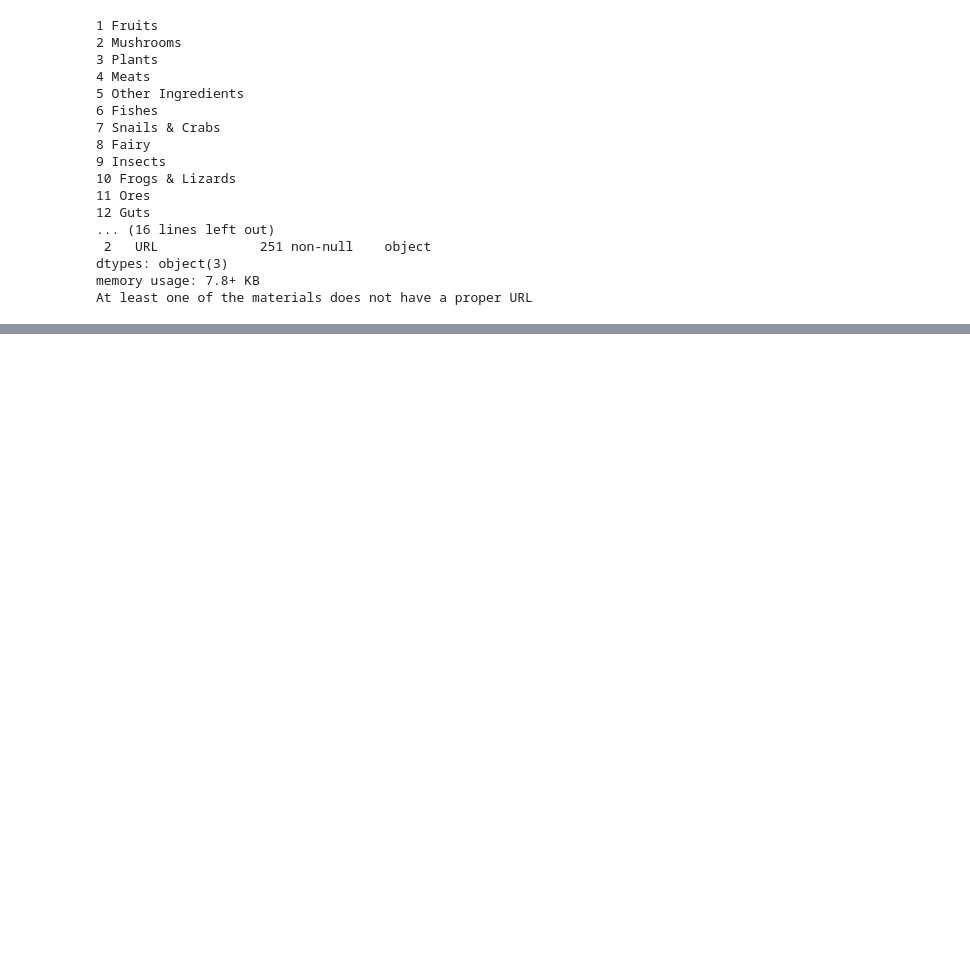
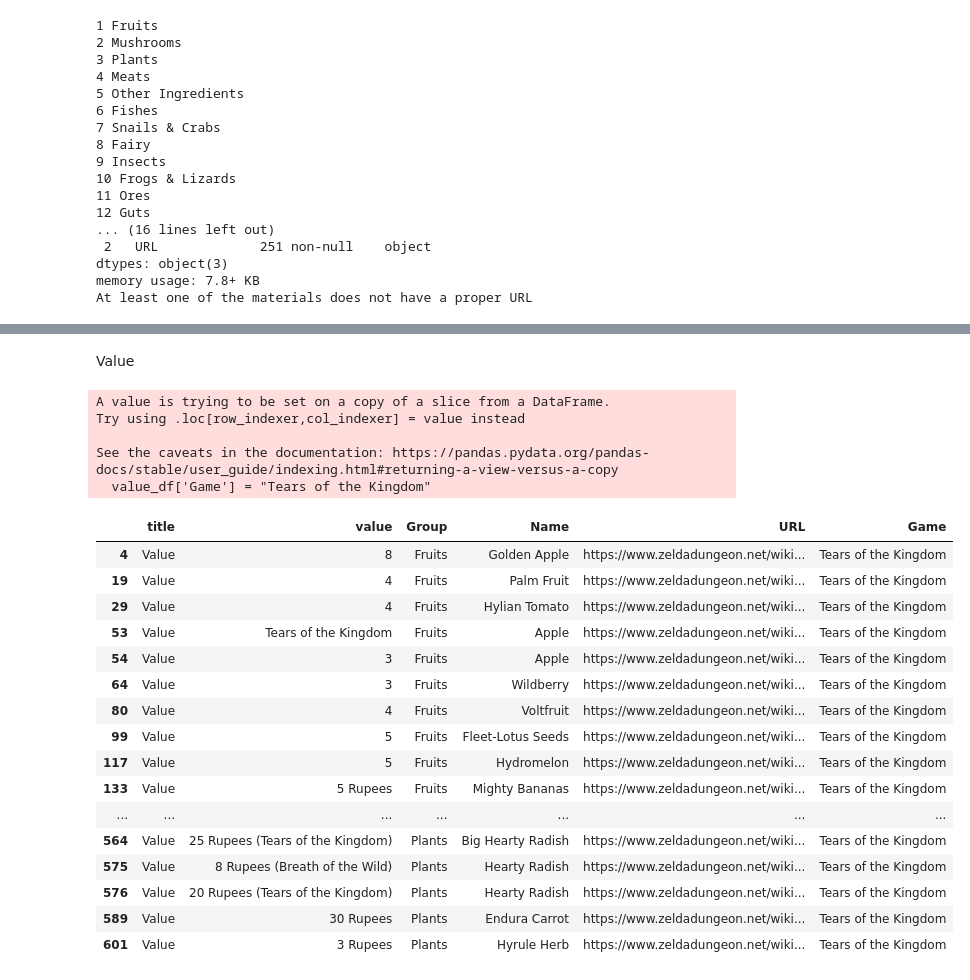
Before and after one commit to JBSDATA/python_projects, a Jupyter notebook: Zelda/TOTK/Extract Materials Info.ipynb, the cells around one changed output, grey strips where cells are left out. Cells and saved outputs as stored; diff of their text form; code cells hidden in the pictures; blank space fills up the shorter version.

Commit message:
Additional parsing of materials

```diff
--- a/Zelda/TOTK/Extract Materials Info.ipynb
+++ b/Zelda/TOTK/Extract Materials Info.ipynb
@@ -4,6 +4,8 @@ import pandas as pd
 import requests
 from bs4 import BeautifulSoup
 import re
+# %%
+totk_dir = os.getcwd() # 'c:\\Users\\jamer\\OneDrive\\Documents\\GitHub\\python_projects\\Zelda\\TOTK\\'
 # %% [markdown]
 ### Use the following resource
 
@@ -128,2 +164,3 @@ At least one of the materials does not have a proper URL
 # %%
-material_df_aug.to_csv('Material Names and URLs.csv', index=False)
+material_df_aug = pd.read_csv('Material Names and URLs.csv')
+material_df_aug.info()
@@ -129,0 +291,31 @@ material_df_aug.to_csv('Material Names and URLs.csv', index=False)
+# %%
+cntr = 0
+master_attr_df_list = []
+for k, v in iter_soup_dict.items():
+    cntr+=1
+    iter_group, iter_name = v.get('group'), v.get('name')
+    iter_url = v.get('url')
+    iter_soup = v.get('soup')
+    ### Find all rows in this table
+    tr_list = iter_soup.find_all('tr')
+        # for each row, get the key and value ( which could be a list separated by <br/> )
+    tr_td_list = []
+    for _iter_tr in tr_list:
+        td_list = _iter_tr.find_all('td')
+        # print(td_list)
+        assert len(td_list)==2
+        _key, _val = parse_td(td_list[0]), parse_td(td_list[1])
+        tr_td_list.append((_key, _val))
+    ### create dataframe
+    iter_df = pd.DataFrame(tr_td_list, columns=['title','value'])
+    title_explode = iter_df['title'].explode().to_frame()
+    values_explode = iter_df['value'].explode().to_frame()
+    material_attr_df = title_explode.join(values_explode)
+    material_attr_df['Group'] = iter_group
+    material_attr_df['Name'] = iter_name
+    material_attr_df['URL'] = iter_url
+    # master_td_tr_list.append(tr_td_list)
+    master_attr_df_list.append(material_attr_df)
+
+master_attr_df_final = pd.concat(master_attr_df_list, axis=0, ignore_index=True)
+master_attr_df_final.info()
@@ -129,0 +421,31 @@ material_df_aug.to_csv('Material Names and URLs.csv', index=False)
+# %% [markdown]
+Value
+# %%
+int_conv = lambda s: int(s) if pd.isnull(s)==False and s.upper().strip()!='N/A' else None
+value_inds = master_attr_df_final['title'].str.upper().str.contains('VALUE')
+value_df = master_attr_df_final[value_inds]
+value_df['Game'] = "Tears of the Kingdom"
+value_df.head(40)
+# %% [output]
+A value is trying to be set on a copy of a slice from a DataFrame.
+Try using .loc[row_indexer,col_indexer] = value instead
+
+See the caveats in the documentation: https://pandas.pydata.org/pandas-docs/stable/user_guide/indexing.html#returning-a-view-versus-a-copy
+  value_df['Game'] = "Tears of the Kingdom"
+|  | title | value | Group | Name | URL | Game |
+| 4 | Value | 8 | Fruits | Golden Apple | https://www.zeldadungeon.net/wiki... | Tears of the Kingdom |
+| 19 | Value | 4 | Fruits | Palm Fruit | https://www.zeldadungeon.net/wiki... | Tears of the Kingdom |
+| 29 | Value | 4 | Fruits | Hylian Tomato | https://www.zeldadungeon.net/wiki... | Tears of the Kingdom |
+| 53 | Value | Tears of the Kingdom | Fruits | Apple | https://www.zeldadungeon.net/wiki... | Tears of the Kingdom |
+| 54 | Value | 3 | Fruits | Apple | https://www.zeldadungeon.net/wiki... | Tears of the Kingdom |
+| 64 | Value | 3 | Fruits | Wildberry | https://www.zeldadungeon.net/wiki... | Tears of the Kingdom |
+| 80 | Value | 4 | Fruits | Voltfruit | https://www.zeldadungeon.net/wiki... | Tears of the Kingdom |
+| 99 | Value | 5 | Fruits | Fleet-Lotus Seeds | https://www.zeldadungeon.net/wiki... | Tears of the Kingdom |
+| 117 | Value | 5 | Fruits | Hydromelon | https://www.zeldadungeon.net/wiki... | Tears of the Kingdom |
+| 133 | Value | 5 Rupees | Fruits | Mighty Bananas | https://www.zeldadungeon.net/wiki... | Tears of the Kingdom |
+| ... | ... | ... | ... | ... | ... | ... |
+| 564 | Value | 25 Rupees (Tears of the Kingdom) | Plants | Big Hearty Radish | https://www.zeldadungeon.net/wiki... | Tears of the Kingdom |
+| 575 | Value | 8 Rupees (Breath of the Wild) | Plants | Hearty Radish | https://www.zeldadungeon.net/wiki... | Tears of the Kingdom |
+| 576 | Value | 20 Rupees (Tears of the Kingdom) | Plants | Hearty Radish | https://www.zeldadungeon.net/wiki... | Tears of the Kingdom |
+| 589 | Value | 30 Rupees | Plants | Endura Carrot | https://www.zeldadungeon.net/wiki... | Tears of the Kingdom |
+| 601 | Value | 3 Rupees | Plants | Hyrule Herb | https://www.zeldadungeon.net/wiki... | Tears of the Kingdom |
```
Also changed, not shown: parts of 26 cells of this notebook, 1 other file.
